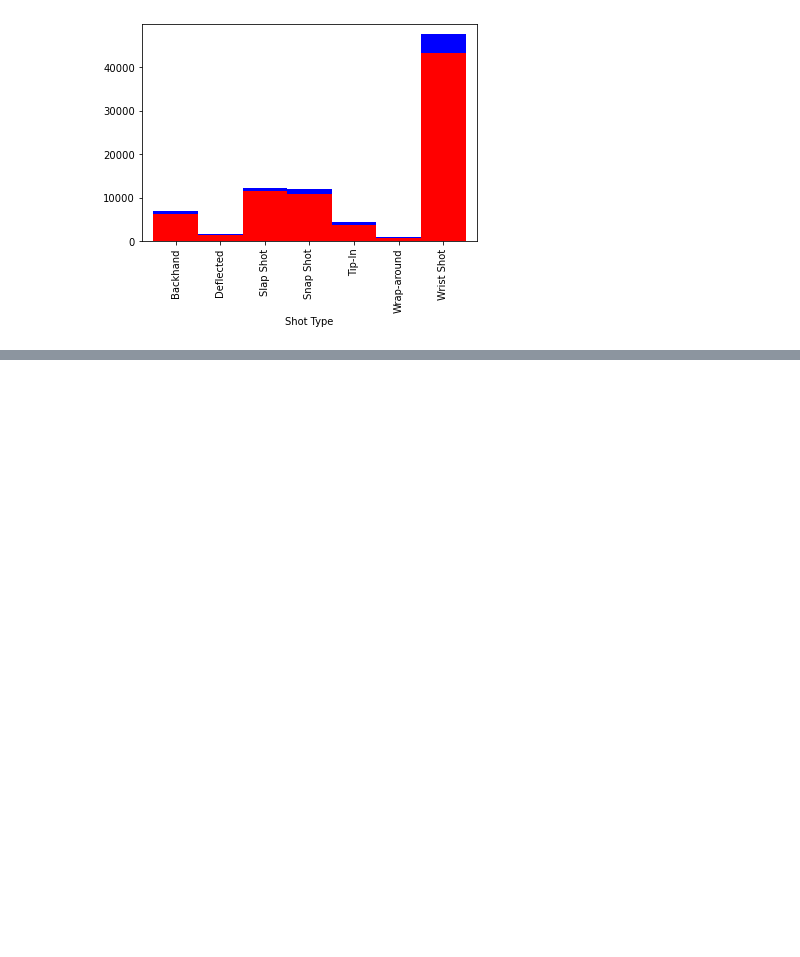
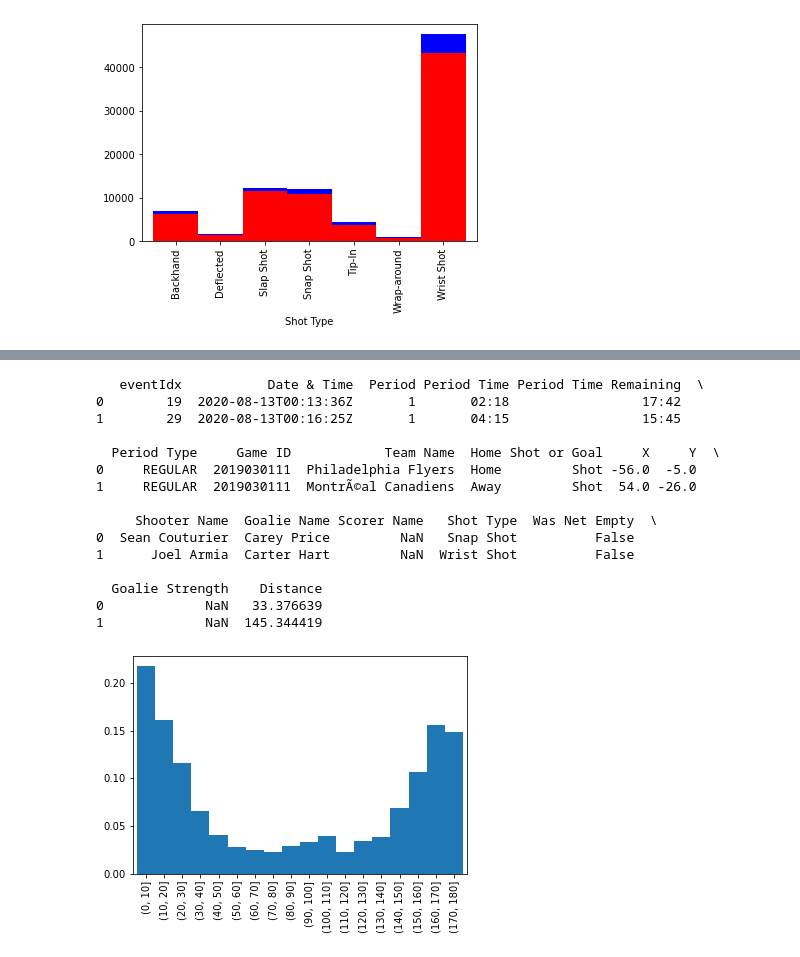
Before and after one commit to IreneZhou0129/IFT6758_m1, a Jupyter notebook: ift6758/data/q5_visualize.ipynb, the cells around one changed output, grey strips where cells are left out. Drawn from its saved outputs; the diff is of its cells as text; code cells hidden in the pictures; blank space fills up the shorter version.

```diff
--- a/ift6758/data/q5_visualize.ipynb
+++ b/ift6758/data/q5_visualize.ipynb
@@ -141,0 +143,19 @@ goal_vs_distance()
+# %%
+goal_vs_distance(2019)
+# %% [output]
+   eventIdx           Date & Time  Period Period Time Period Time Remaining  \
+0        19  2020-08-13T00:13:36Z       1       02:18                 17:42
+1        29  2020-08-13T00:16:25Z       1       04:15                 15:45
+
+  Period Type     Game ID            Team Name  Home Shot or Goal     X     Y  \
+0     REGULAR  2019030111  Philadelphia Flyers  Home         Shot -56.0  -5.0
+1     REGULAR  2019030111  MontrÃ©al Canadiens  Away         Shot  54.0 -26.0
+
+     Shooter Name  Goalie Name Scorer Name   Shot Type  Was Net Empty  \
+0  Sean Couturier  Carey Price         NaN   Snap Shot          False
+1      Joel Armia  Carter Hart         NaN  Wrist Shot          False
+
+  Goalie Strength    Distance
+0             NaN   33.376639
+1             NaN  145.344419
+[figure, added]
```
Also changed, not shown: parts of 3 cells of this notebook, 1 other file.
